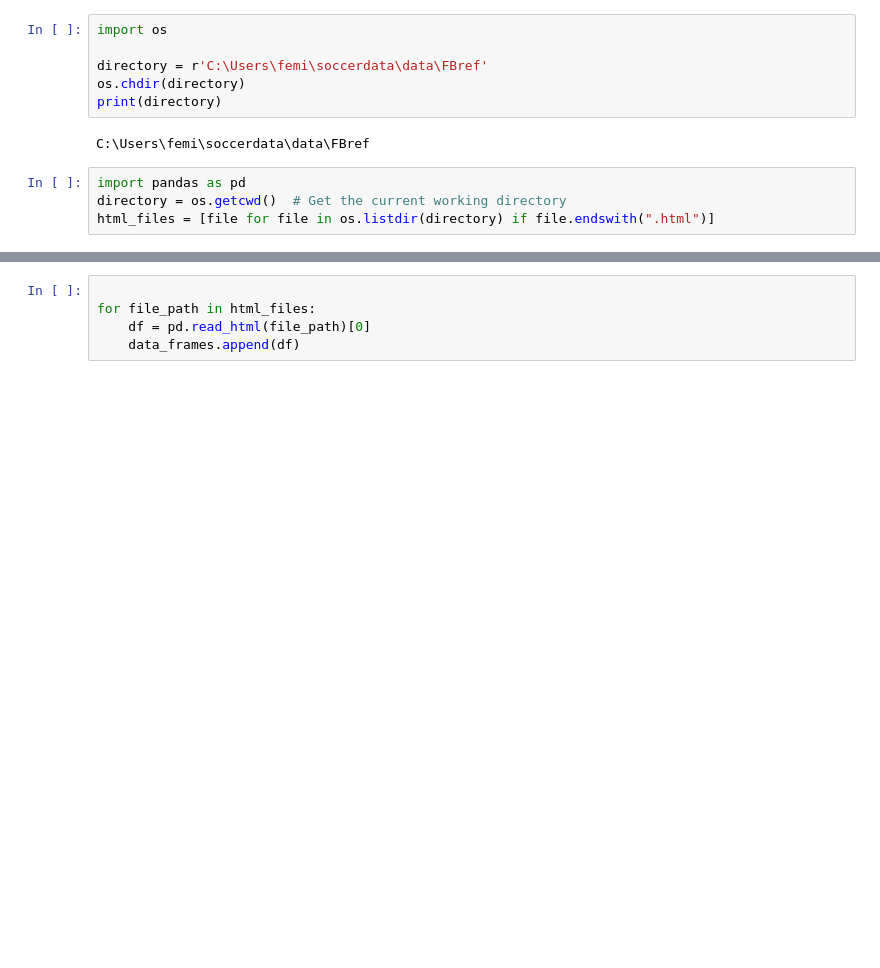
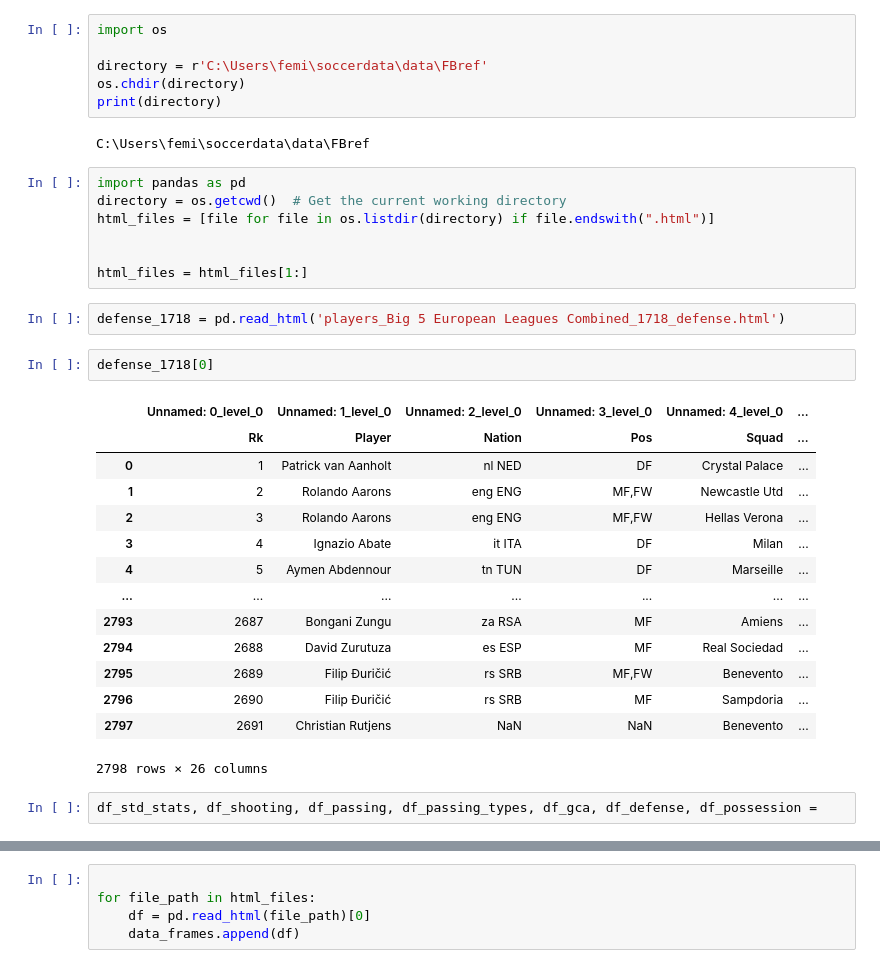
Before and after one commit to phenomenon0/Data-gardening, a Jupyter notebook: Untitled.ipynb, the cells around one changed output, grey strips where cells are left out. Drawn from its saved outputs; the diff is of its cells as text; blank space fills up the shorter version.

```diff
--- a/Untitled.ipynb
+++ b/Untitled.ipynb
@@ -10,3 +10,27 @@ C:\Users\femi\soccerdata\data\FBref
 import pandas as pd
 directory = os.getcwd()  # Get the current working directory
 html_files = [file for file in os.listdir(directory) if file.endswith(".html")]
+
+
+html_files = html_files[1:]
+# %%
+defense_1718 = pd.read_html('players_Big 5 European Leagues Combined_1718_defense.html')
+# %%
+defense_1718[0]
+# %% [output]
+|  | Unnamed: 0_level_0 | Unnamed: 1_level_0 | Unnamed: 2_level_0 | Unnamed: 3_level_0 | Unnamed: 4_level_0 | ... |
+|  | Rk | Player | Nation | Pos | Squad | ... |
+| 0 | 1 | Patrick van Aanholt | nl NED | DF | Crystal Palace | ... |
+| 1 | 2 | Rolando Aarons | eng ENG | MF,FW | Newcastle Utd | ... |
+| 2 | 3 | Rolando Aarons | eng ENG | MF,FW | Hellas Verona | ... |
+| 3 | 4 | Ignazio Abate | it ITA | DF | Milan | ... |
+| 4 | 5 | Aymen Abdennour | tn TUN | DF | Marseille | ... |
+| ... | ... | ... | ... | ... | ... | ... |
+| 2793 | 2687 | Bongani Zungu | za RSA | MF | Amiens | ... |
+| 2794 | 2688 | David Zurutuza | es ESP | MF | Real Sociedad | ... |
+| 2795 | 2689 | Filip Đuričić | rs SRB | MF,FW | Benevento | ... |
+| 2796 | 2690 | Filip Đuričić | rs SRB | MF | Sampdoria | ... |
+| 2797 | 2691 | Christian Rutjens | NaN | NaN | Benevento | ... |
+2798 rows × 26 columns
+# %%
+df_std_stats, df_shooting, df_passing, df_passing_types, df_gca, df_defense, df_possession =
```
Also changed, not shown: parts of 4 cells of this notebook, 1 other file.
